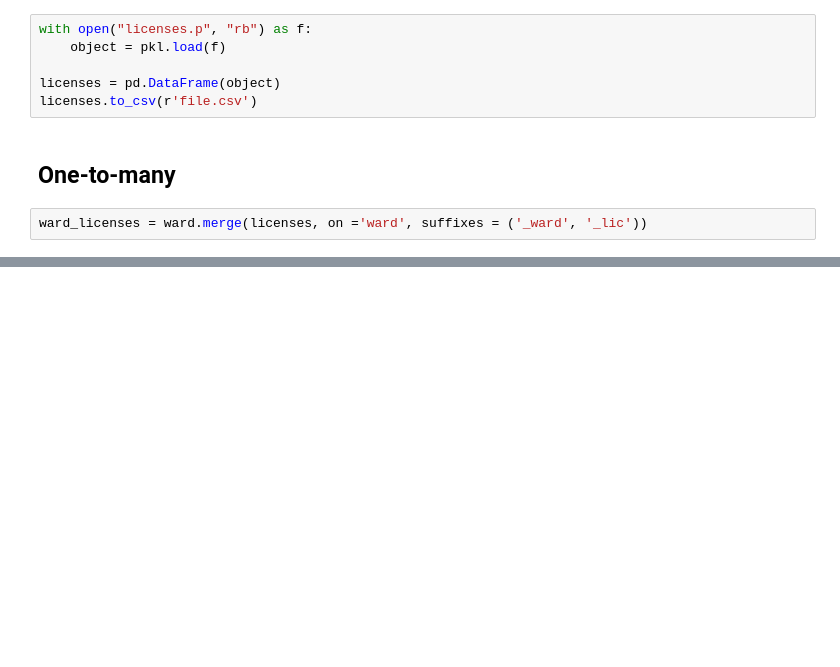
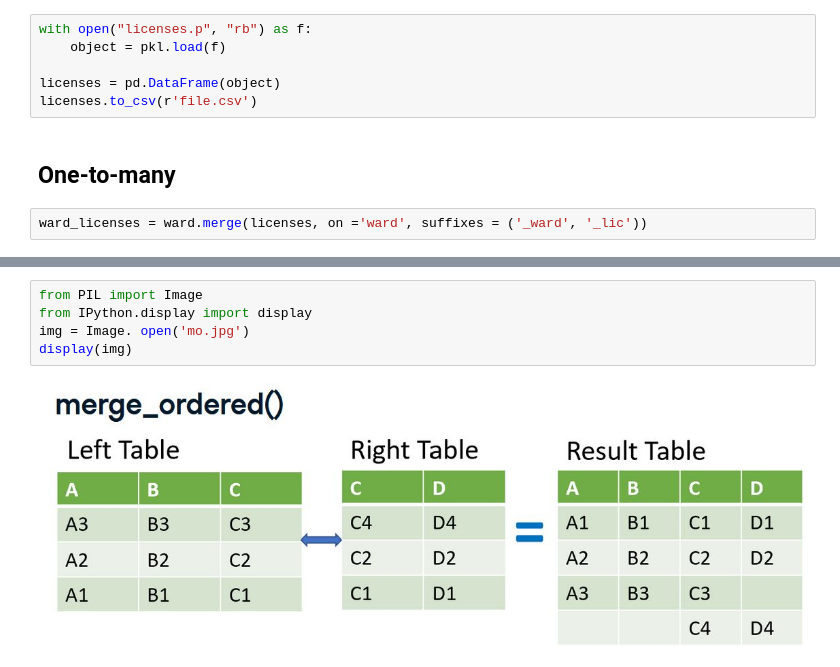
Before and after one commit to magannamazur/Codewars, a Jupyter notebook: DataCamp/d_pandas.ipynb, the cells around one changed output, grey strips where cells are left out. Drawn from its saved outputs; the diff is of its cells as text; blank space fills up the shorter version.

```diff
--- a/DataCamp/d_pandas.ipynb
+++ b/DataCamp/d_pandas.ipynb
@@ -1403,0 +1472,7 @@ tab5
+# %%
+from PIL import Image
+from IPython.display import display
+img = Image. open('mo.jpg')
+display(img)
+# %% [output]
+[figure, added]
```
Also changed, not shown: parts of 139 cells of this notebook.
